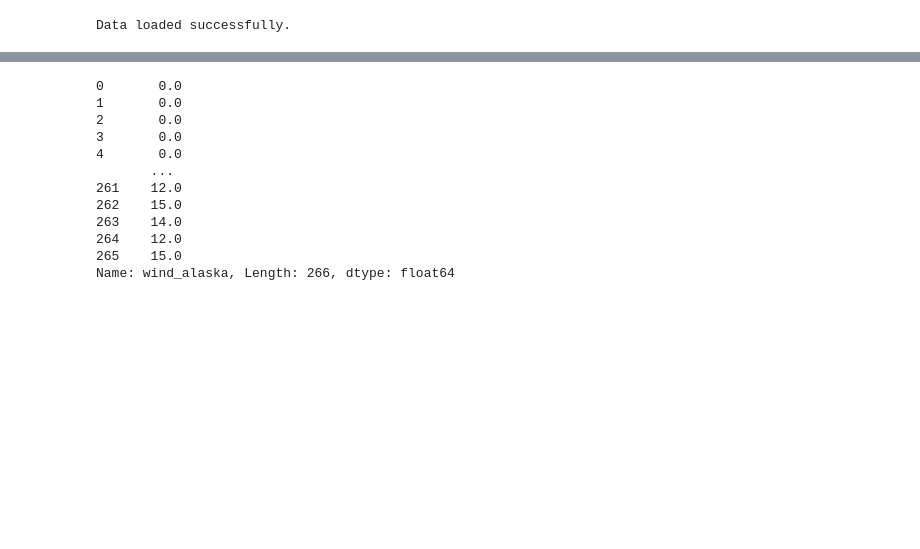
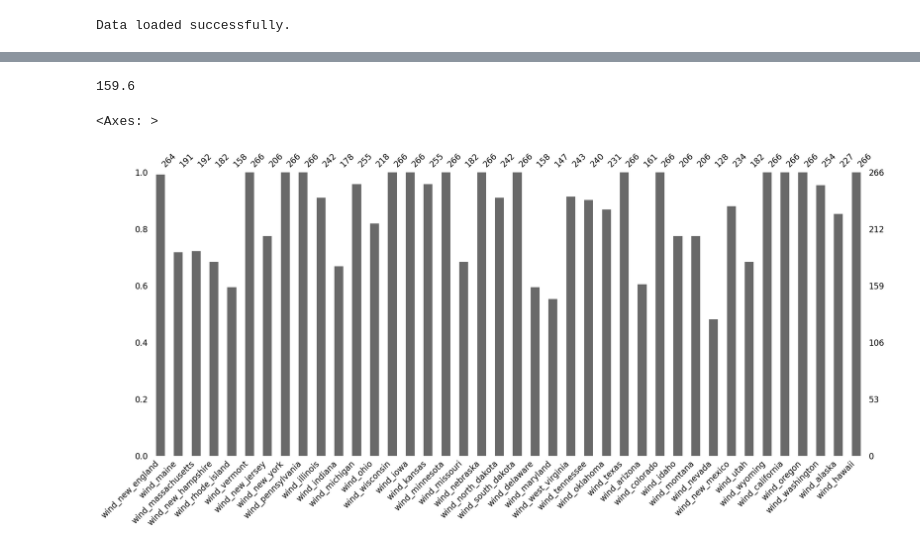
Before and after one commit to PierPompilii/Wind-Time-Series, a Jupyter notebook: Notebooks/data-loading-cleaning.ipynb, the cells around one changed output, grey strips where cells are left out. Saved outputs shown, nothing was run; the diff lists cells and outputs as text; code cells hidden in the pictures; blank space fills up the shorter version.

```diff
--- a/Notebooks/data-loading-cleaning.ipynb
+++ b/Notebooks/data-loading-cleaning.ipynb
@@ -213,15 +201,15 @@ Length: 107, dtype: int64
-# %%
-wind_series
-# %% [output]
-0       0.0
-1       0.0
-2       0.0
-3       0.0
-4       0.0
-       ...
-261    12.0
-262    15.0
-263    14.0
-264    12.0
-265    15.0
-Name: wind_alaska, Length: 266, dtype: float64
+# %%
+threshold = wind_states_df.shape[0] * 0.60
+threshold
+# %% [output]
+159.6
+# %%
+# If the state has missing more missing values than the threshold, it will be appended to a list
+threshold_states = [column for column in wind_states_df.columns if wind_states_df[column].isnull().sum() >= threshold]
+
+# Now to drop every state that is in this threshold list in order to only have states with missing value thresholds less than 60%
+wind_states_df = wind_states_df.drop(columns=threshold_states)
+msno.bar(wind_states_df)
+# %% [output]
+<Axes: >
+[figure, added]
```
Also changed, not shown: parts of 27 cells of this notebook.
